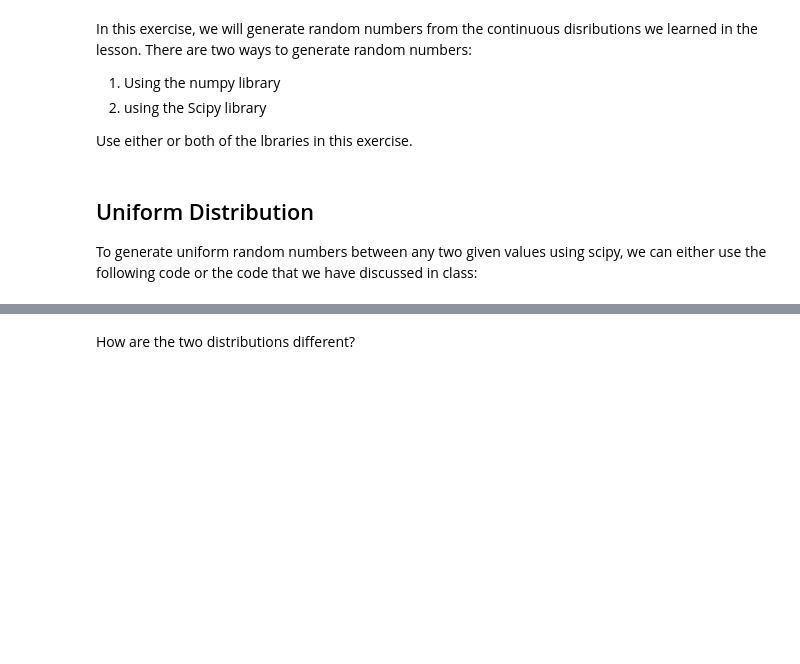
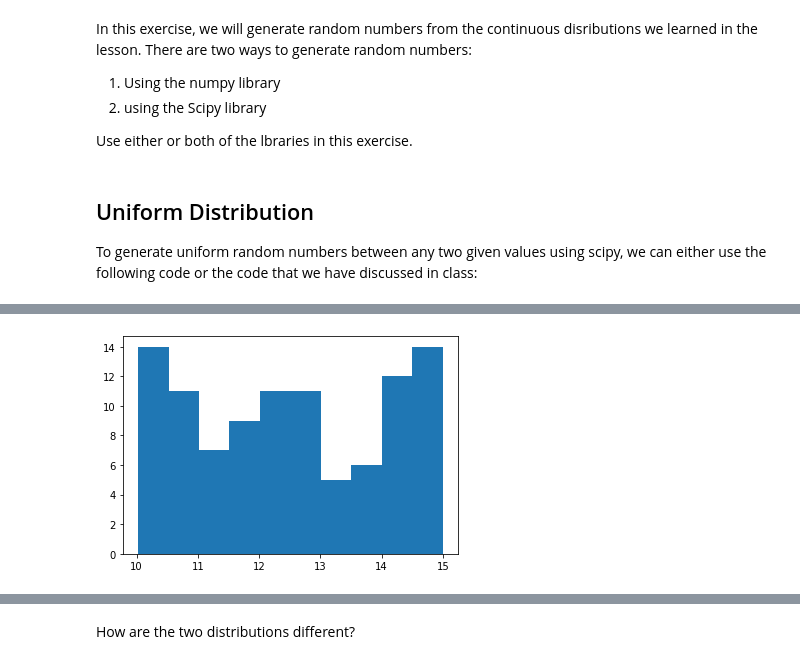
Before and after one commit to Ironhack-Data-Madrid-Enero-2021/lab-continuous-probability-distribution, a Jupyter notebook: your-code/main.ipynb, the cells around one changed output, grey strips where cells are left out. Saved outputs shown, nothing was run; the diff lists cells and outputs as text; code cells hidden in the pictures; blank space fills up the shorter version.

```diff
--- a/your-code/main.ipynb
+++ b/your-code/main.ipynb
@@ -48,0 +56,11 @@ Your output should look like below:
+# %%
+def uniform_rdm (bottom, ceiling, count):
+    i = uniform.rvs(size=count)
+    return bottom + (ceiling - bottom) * i
+# %%
+distribution_1 = uniform_rdm(10, 15, 100)
+distribution_2 = uniform_rdm(10, 60, 1000)
+# %%
+p1 = plt.hist(x = distribution_1,bins = 10)
+# %% [output]
+[figure, added]
```
Also changed, not shown: parts of 35 cells of this notebook.
